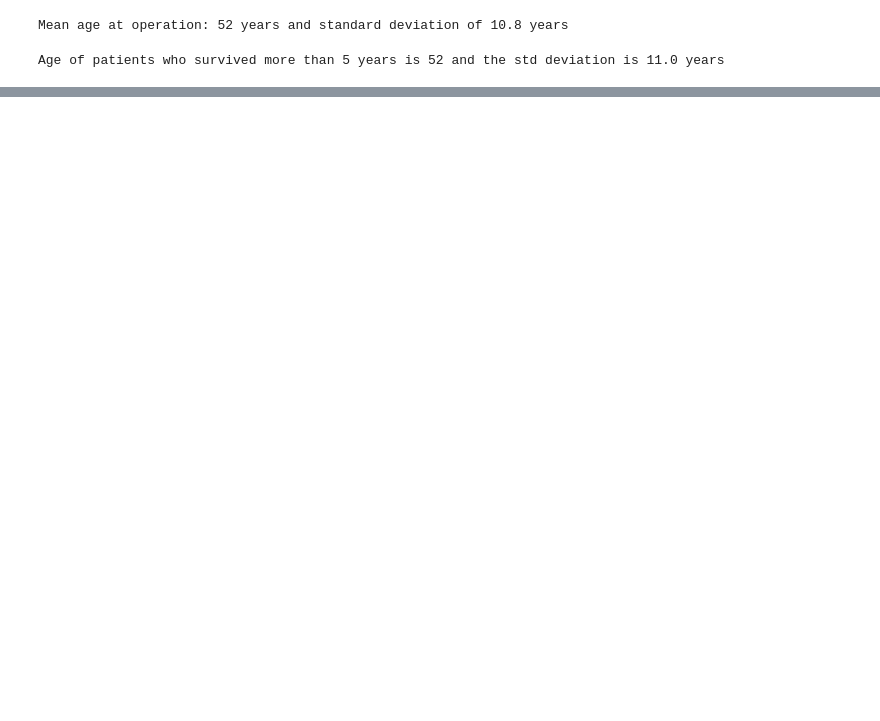
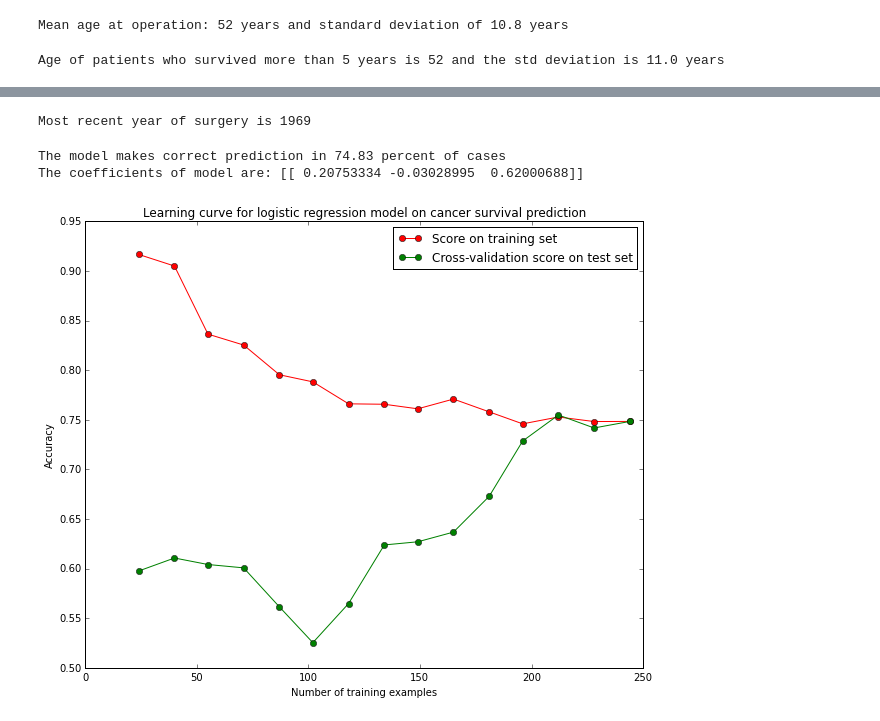
Before and after one commit to revanth83/Mcnulty, a Jupyter notebook: mcnulty_challenges_sup_learn.ipynb, the cells around one changed output, grey strips where cells are left out. Drawn from its saved outputs; the diff is of its cells as text; code cells hidden in the pictures; blank space fills up the shorter version.

```diff
--- a/mcnulty_challenges_sup_learn.ipynb
+++ b/mcnulty_challenges_sup_learn.ipynb
@@ -477,0 +509,46 @@ Age of patients who survived more than 5 years is 52 and the std deviation is 11
+# %%
+##challenge 12
+maxYear = cancerDF['YearOfOperation'].max()
+print "Most recent year of surgery is %d" % (int(maxYear) + 1900)
+# %% [output]
+Most recent year of surgery is 1969
+# %%
+##challenge 12
+from matplotlib import pyplot as plt
+from sklearn import preprocessing
+X_values = preprocessing.scale(cancerDF[cancerDF.columns[0:3]].astype(float))
+#print X_values.shape
+# X_values=cancerDF[cancerDF.columns[0:3]].astype(float)
+#print len(X_values)
+y_values = cancerDF['Survival'].replace(to_replace=[1,2],value=[0,1])
+
+#pd.scatter_matrix(cancerDF,alpha=0.2, figsize=(6, 6), diagonal='kde')
+
+#print len(y_values)
+model=models['logres'].fit(X_values,y_values)
+model_coefs= models['logres'].fit(X_values,y_values).coef_
+score = cross_val_score(model, X_values, y=y_values, cv=nrCrossValidationFolds, n_jobs=1)
+#print score.mean()
+print "The model makes correct prediction in %1.2f percent of cases" % ((score.mean()*100))
+#print "Most recent year of surgery is %d" % (int(maxYear) + 1900)
+print "The coefficients of model are:", model_coefs
+# %% [output]
+The model makes correct prediction in 74.83 percent of cases
+The coefficients of model are: [[ 0.20753334 -0.03028995  0.62000688]]
+# %%
+##challenge 12
+nrSplits = 15
+trainSplits = np.linspace(.1, 1.0, nrSplits)
+train_sizes, train_errors, test_errors = learning_curve(models['logres'].fit(X_values,y_values), X_values, y_values, cv=nrCrossValidationFolds, n_jobs=1, train_sizes=trainSplits)
+train_cv_mean_err = np.mean(train_errors,axis=1)
+test_cv_mean_err = np.mean(test_errors,axis=1)
+plt.figure(1,(10,8))
+plt.title("Learning curve for logistic regression model on cancer survival prediction")
+plt.xlabel("Number of training examples")
+plt.ylabel("Accuracy")
+plt.plot(train_sizes, train_cv_mean_err, 'o-', color="r", label="Score on training set")
+plt.plot(train_sizes, test_cv_mean_err, 'o-', color="g", label="Cross-validation score on test set")
+plt.legend(loc=1)
+plt.show()
+# %% [output]
+[figure, added]
```
Also changed, not shown: parts of 12 cells of this notebook.
